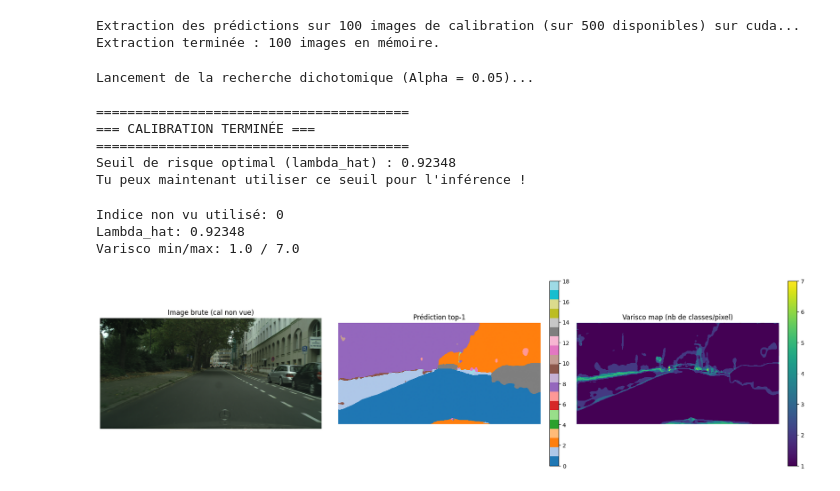
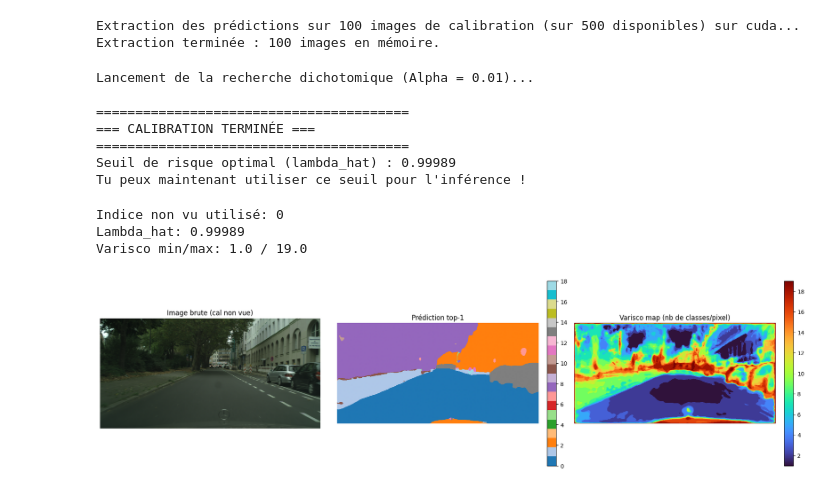
Before and after one commit to Gautier2Marsac/Unet, a Jupyter notebook: Calibration.ipynb, the cells around one changed output. Saved outputs shown, nothing was run; the diff lists cells and outputs as text; code cells hidden in the pictures.

```diff
--- a/Calibration.ipynb
+++ b/Calibration.ipynb
@@ -2,14 +2,13 @@
 import torch
 import torch.nn.functional as F
 from torch.utils.data import DataLoader
-from torchvision.datasets import Cityscapes
 import albumentations as A
 from albumentations.pytorch import ToTensorV2
 import segmentation_models_pytorch as smp
 import numpy as np
 
 # Importer les fonctions de ton fichier utils.py
-from utils import threshold_CRC, miscoverage_loss
+from utils import threshold_CRC, miscoverage_loss, binary_loss, threshold_binary_loss
 
 # ==========================================
 # 1. CONFIGURATION
@@ -20,8 +19,9 @@ MODEL_PATH = "unet_cityscapes.pth"
 NUM_CLASSES = 19
 
 # Paramètres de la prédiction conforme
-ALPHA = 0.05             # Risque toléré : 5% d'erreur de couverture
+ALPHA = 0.01             # Risque toléré : 5% d'erreur de couverture
 CALIBRATION_SIZE = 100   # Nombre d'images pour la calibration
+loss = threshold_binary_loss # Fonction de perte pour la calibration (à choisir selon ton objectif)
 # %%
 from pathlib import Path
 import os
@@ -207,7 +203,7 @@ lambda_hat = threshold_CRC(
     alpha=ALPHA,
     proba_list=proba_list,
     Y_list=Y_list,
-    loss_func=miscoverage_loss
+    loss_func=loss
 )
 
 print("\n" + "="*40)
@@ -216,19 +212,18 @@ print("="*40)
 print(f"Seuil de risque optimal (lambda_hat) : {lambda_hat:.5f}")
 print("Tu peux maintenant utiliser ce seuil pour l'inférence !")
 # %% [output]
-Lancement de la recherche dichotomique (Alpha = 0.05)...
+Lancement de la recherche dichotomique (Alpha = 0.01)...
 
 ========================================
 === CALIBRATION TERMINÉE ===
 ========================================
-Seuil de risque optimal (lambda_hat) : 0.92348
+Seuil de risque optimal (lambda_hat) : 0.99989
 Tu peux maintenant utiliser ce seuil pour l'inférence !
 # %%
 # ==========================================
 # 6. INFÉRENCE SUR UN POINT NON VU + VARISCO MAP
 # ==========================================
 import matplotlib.pyplot as plt
-from PIL import Image
 from utils import thresholding
 
 if len(calib_dataset) <= len(calibration_indices_set):
@@ -255,34 +250,34 @@ with torch.no_grad():
 Z = thresholding(probs, lambda_hat)  # (K, H, W) binaire
 varisco_map = Z.sum(axis=0)          # (H, W): nombre de classes gardées
 top1_map = np.argmax(probs, axis=0)
 
 # Image RGB brute pour visualisation
 img_path, _ = calib_dataset.samples[unseen_idx]
 img_raw = np.array(Image.open(img_path).convert("RGB").resize((512, 256)))
 
 print(f"Indice non vu utilisé: {unseen_idx}")
 print(f"Lambda_hat: {lambda_hat:.5f}")
 print(f"Varisco min/max: {varisco_map.min()} / {varisco_map.max()}")
 
 fig, ax = plt.subplots(1, 3, figsize=(18, 5))
 ax[0].imshow(img_raw)
 ax[0].set_title("Image brute (cal non vue)")
 ax[0].axis("off")
 
 im1 = ax[1].imshow(top1_map, vmin=0, vmax=NUM_CLASSES - 1, cmap="tab20")
 ax[1].set_title("Prédiction top-1")
 ax[1].axis("off")
 plt.colorbar(im1, ax=ax[1], fraction=0.046, pad=0.04)
 
-im2 = ax[2].imshow(varisco_map, cmap="viridis")
+im2 = ax[2].imshow(varisco_map, cmap="turbo")
 ax[2].set_title("Varisco map (nb de classes/pixel)")
 ax[2].axis("off")
 plt.colorbar(im2, ax=ax[2], fraction=0.046, pad=0.04)
 
 plt.tight_layout()
 plt.show()
 # %% [output]
 Indice non vu utilisé: 0
-Lambda_hat: 0.92348
-Varisco min/max: 1.0 / 7.0
+Lambda_hat: 0.99989
+Varisco min/max: 1.0 / 19.0
-[figure, old version]
+[figure, new version]
```
Also changed, not shown: parts of 1 cell of this notebook, 9 other files.
